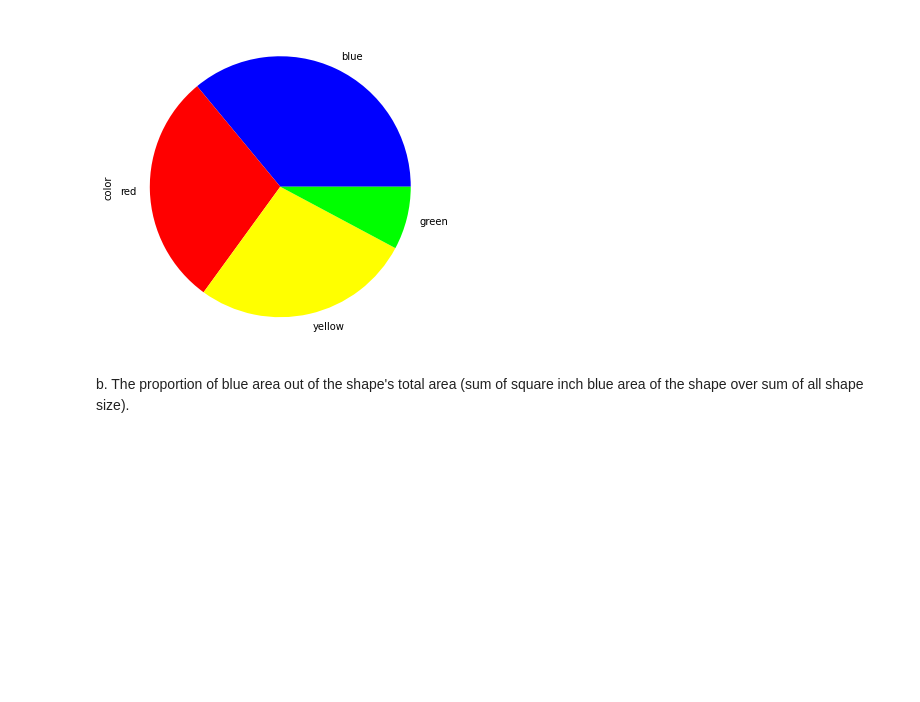
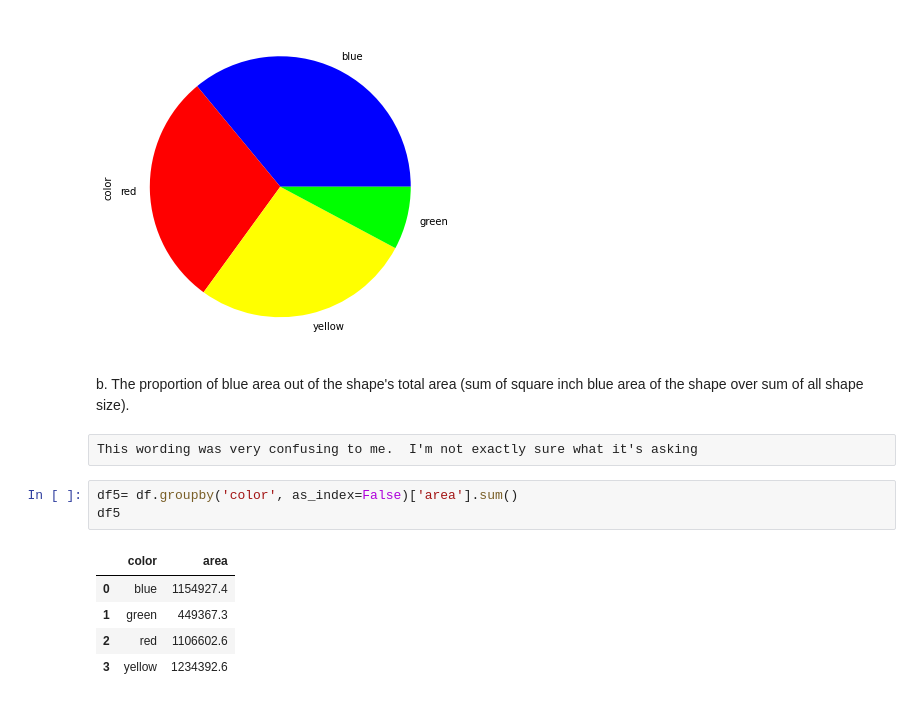
Before and after one commit to swordwielder/riskified_test, a Jupyter notebook: mainplot.ipynb, the cells around one changed output. Drawn from its saved outputs; the diff is of its cells as text; blank space fills up the shorter version.

```diff
--- a/mainplot.ipynb
+++ b/mainplot.ipynb
@@ -212,3 +212,14 @@ plot = df4.plot.pie(subplots=True, colors = colors, figsize=(11, 6))
 [figure]
 # %% [markdown]
 b. The proportion of blue area out of the shape's total area (sum of square inch blue area of the shape over sum of all shape size).
+# %% [raw]
+This wording was very confusing to me.  I'm not exactly sure what it's asking
+# %%
+df5= df.groupby('color', as_index=False)['area'].sum()
+df5
+# %% [output]
+|  | color | area |
+| 0 | blue | 1154927.4 |
+| 1 | green | 449367.3 |
+| 2 | red | 1106602.6 |
+| 3 | yellow | 1234392.6 |
```
Also changed, not shown: parts of 32 cells of this notebook.
